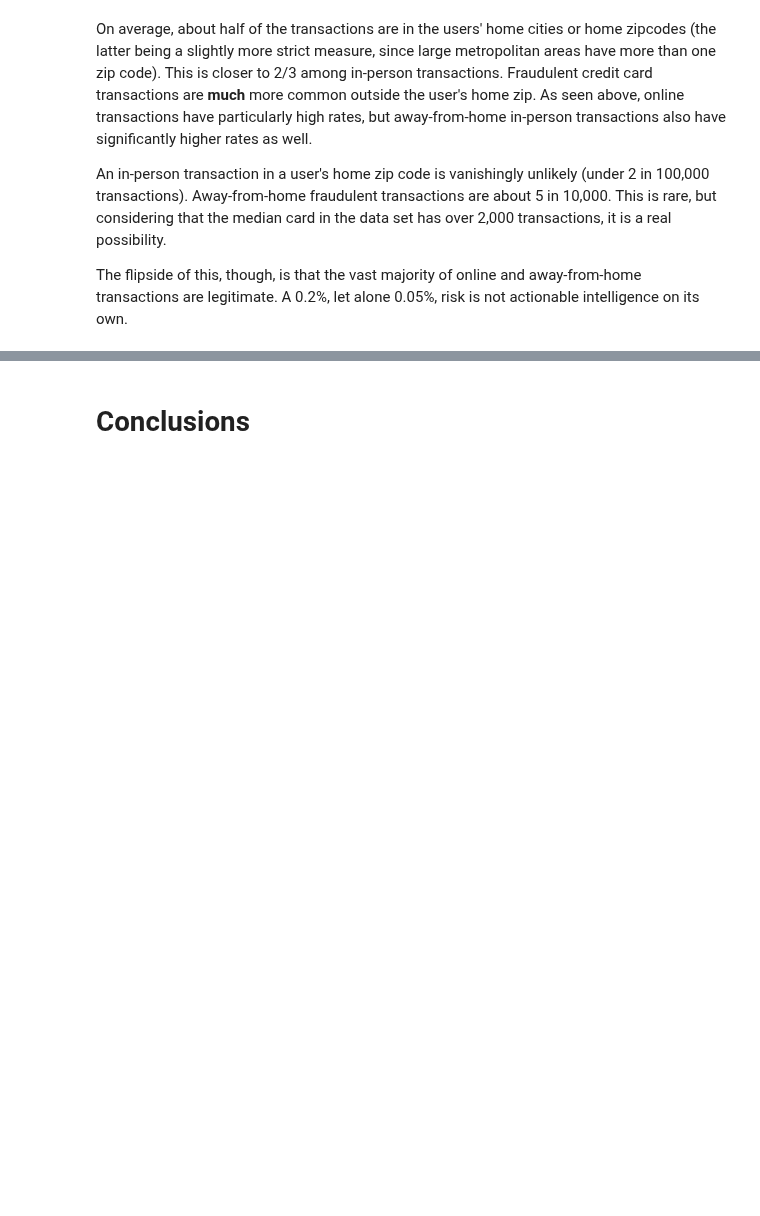
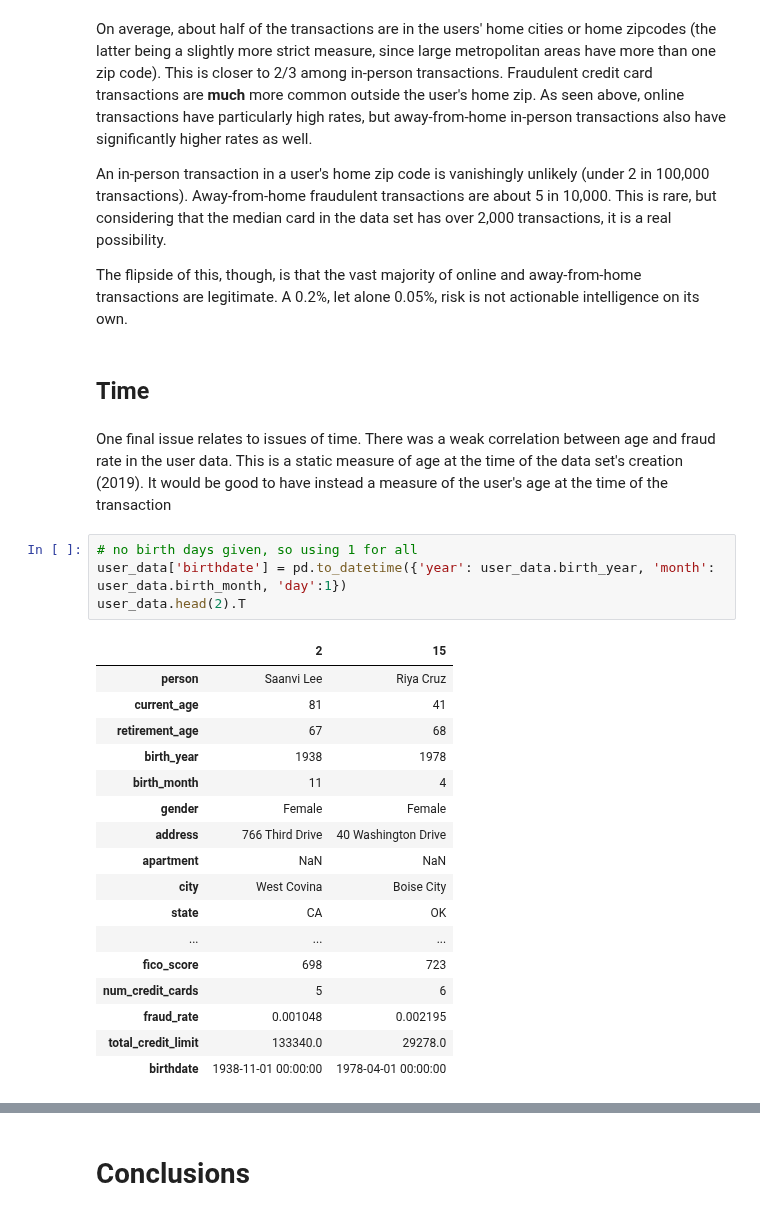
Before and after one commit to msc2106/CreditCardFraud, a Jupyter notebook: notebooks/eda.ipynb, the cells around one changed output, grey strips where cells are left out. Saved outputs shown, nothing was run; the diff lists cells and outputs as text; blank space fills up the shorter version.

```diff
--- a/notebooks/eda.ipynb
+++ b/notebooks/eda.ipynb
@@ -508,3 +498,29 @@ On average, about half of the transactions are in the users' home cities or home
 An in-person transaction in a user's home zip code is vanishingly unlikely (under 2 in 100,000 transactions). Away-from-home fraudulent transactions are about 5 in 10,000. This is rare, but considering that the median card in the data set has over 2,000 transactions, it is a real possibility.
 
 The flipside of this, though, is that the vast majority of online and away-from-home transactions are legitimate. A 0.2%, let alone 0.05%, risk is not actionable intelligence on its own.
+# %% [markdown]
+## Time
+# %% [markdown]
+One final issue relates to issues of time. There was a weak correlation between age and fraud rate in the user data. This is a static measure of age at the time of the data set's creation (2019). It would be good to have instead a measure of the user's age at the time of the transaction
+# %%
+# no birth days given, so using 1 for all
+user_data['birthdate'] = pd.to_datetime({'year': user_data.birth_year, 'month': user_data.birth_month, 'day':1})
+user_data.head(2).T
+# %% [output]
+|  | 2 | 15 |
+| person | Saanvi Lee | Riya Cruz |
+| current_age | 81 | 41 |
+| retirement_age | 67 | 68 |
+| birth_year | 1938 | 1978 |
+| birth_month | 11 | 4 |
+| gender | Female | Female |
+| address | 766 Third Drive | 40 Washington Drive |
+| apartment | NaN | NaN |
+| city | West Covina | Boise City |
+| state | CA | OK |
+| ... | ... | ... |
+| fico_score | 698 | 723 |
+| num_credit_cards | 5 | 6 |
+| fraud_rate | 0.001048 | 0.002195 |
+| total_credit_limit | 133340.0 | 29278.0 |
+| birthdate | 1938-11-01 00:00:00 | 1978-04-01 00:00:00 |
```
Also changed, not shown: parts of 24 cells of this notebook.
